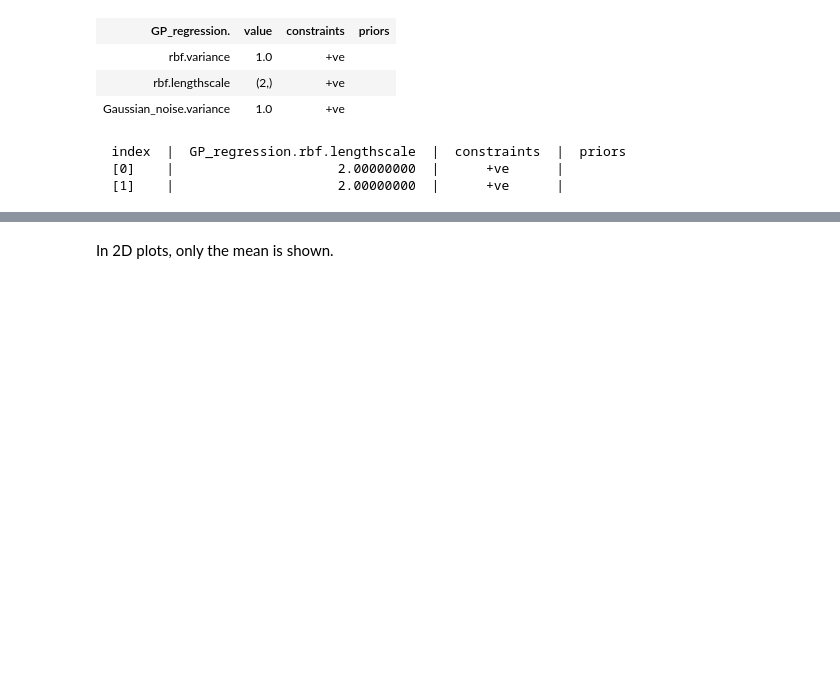
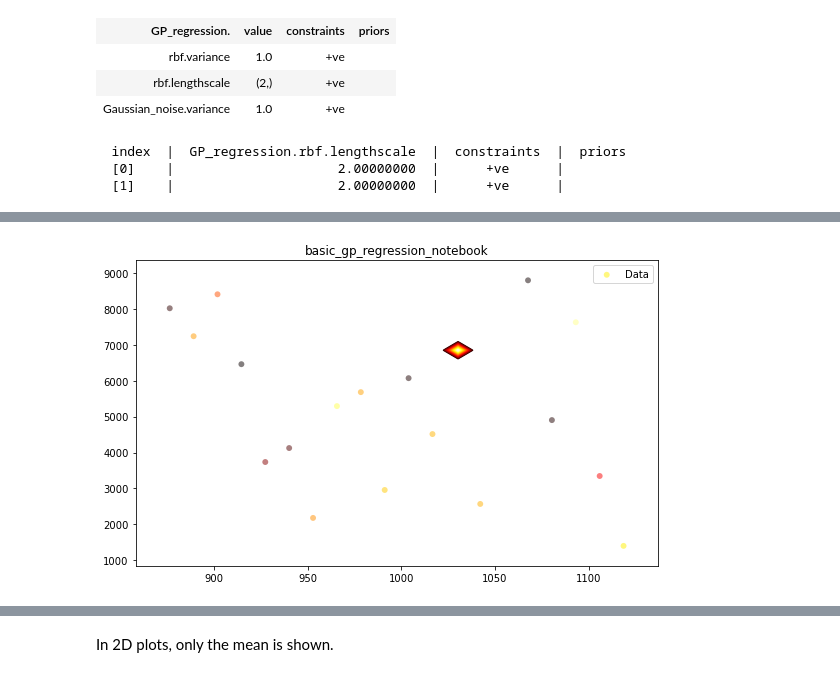
Before and after one commit to jwwtc/code, a Jupyter notebook: gaussian_process_regression/twod_gp.ipynb, the cells around one changed output, grey strips where cells are left out. Saved outputs shown, nothing was run; the diff lists cells and outputs as text; code cells hidden in the pictures; blank space fills up the shorter version.

```diff
--- a/gaussian_process_regression/twod_gp.ipynb
+++ b/gaussian_process_regression/twod_gp.ipynb
@@ -193,0 +192,5 @@ print(fig)
+# %%
+fig = model.plot(plot_density=True, title='basic_gp_regression_notebook')
+plt.show()
+# %% [output]
+[figure, added]
```
Also changed, not shown: parts of 17 cells of this notebook, 1 other file.
